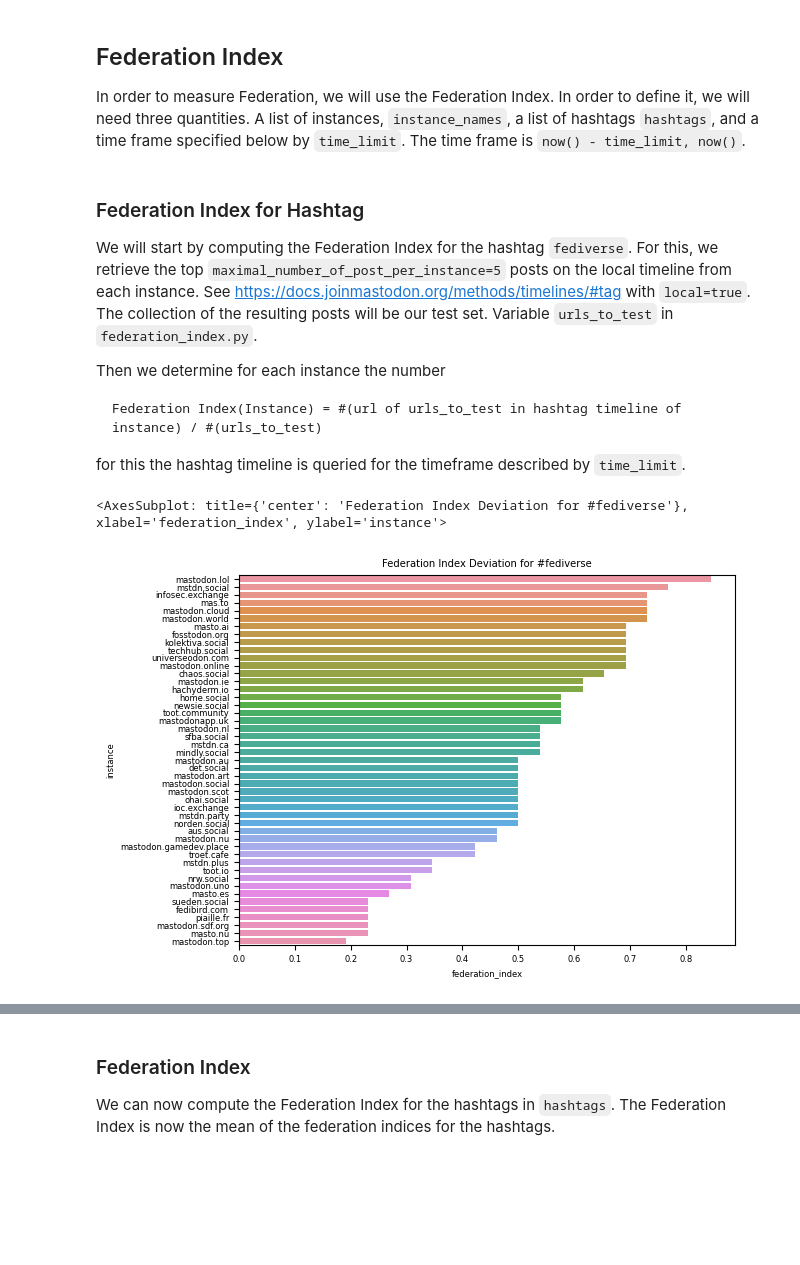
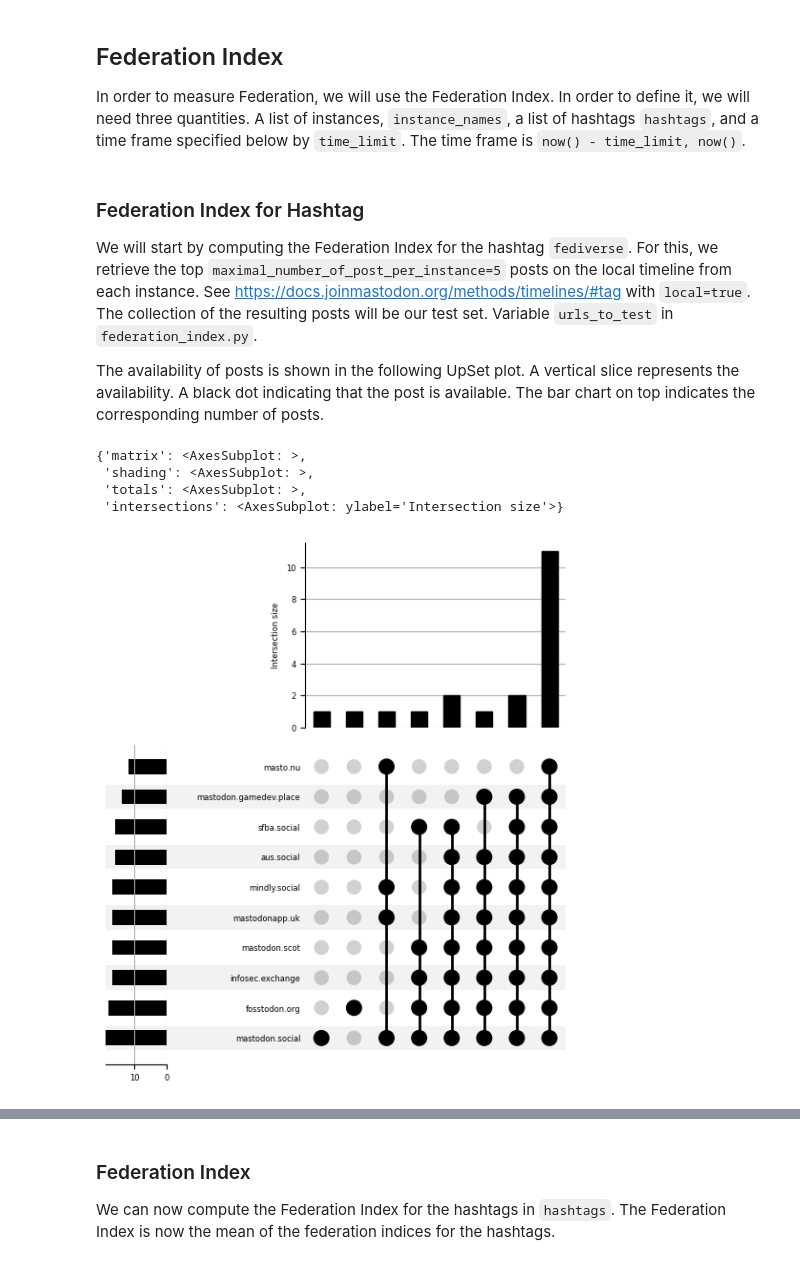
Before and after one commit to HelgeKrueger/mastodon_recommender, a Jupyter notebook: fediverse_selection.ipynb, the cells around one changed output, grey strips where cells are left out. Cells and saved outputs as stored; diff of their text form; code cells hidden in the pictures; blank space fills up the shorter version.

Commit message:
Add an UpSet blog that shows how posts are distributed

````diff
--- a/fediverse_selection.ipynb
+++ b/fediverse_selection.ipynb
@@ -31,25 +31,24 @@ In order to measure Federation, we will use the Federation Index. In order to de
 with open('mastodon-instances.json', 'r') as f:
     instances_list = json.load(f)
 instance_names = [x["name"] for x in instances_list]
-instance_names = instance_names[:50]
+# instance_names = instance_names
 
-hashtags = ["fediverse", "circleci", "birds", "dataviz", "ftx", "blackmastodon", "lgbtq", "uspolitics", "climatechange", "covid", "today", "Lützerath"]
+hashtags = ["fediverse", "circleci", "birds", "dataviz", "ftx", "blackmastodon", "lgbtq", "uspolitics", "climatechange", "covid", "today",  "hiphop", "ai", "bayern", "football", "twitter", "wordpress", "Fensterfreitag", "amazon"]
 
-time_limit = datetime.now(tz=pytz.utc) - timedelta(hours=12)
+time_limit = datetime.now(tz=pytz.utc) - timedelta(hours=24)
 # %% [markdown]
 ### Federation Index for Hashtag
 
 We will start by computing the Federation Index for the hashtag `fediverse`. For this, we retrieve the top `maximal_number_of_post_per_instance=5` posts on the local timeline from each instance. See https://docs.joinmastodon.org/methods/timelines/#tag with `local=true`. The collection of the resulting posts will be our test set. Variable `urls_to_test` in `federation_index.py`.
 
-Then we determine for each instance the number
-```
-Federation Index(Instance) = #(url of urls_to_test in hashtag timeline of instance) / #(urls_to_test)
-```
-for this the hashtag timeline is queried for the timeframe described by `time_limit`.
+The availability of posts is shown in the following UpSet plot. A vertical slice represents the availability. A black dot indicating that the post is available. The bar chart on top indicates the corresponding number of posts.
 # %%
-fi = FederationIndex(instance_names, time_limit, maximal_number_of_post_per_instance=5)
-await fi.fetch_for_hashtag("fediverse")
-fi.plot_federation_index_for_hashtag("fediverse")
+fi = FederationIndex(instance_names, time_limit, maximal_number_of_post_per_instance=10)
+await fi.fetch_for_hashtag("lgbtq")
+fi.plot_upset_for_hashtag("lgbtq")
 # %% [output]
-<AxesSubplot: title={'center': 'Federation Index Deviation for #fediverse'}, xlabel='federation_index', ylabel='instance'>
+{'matrix': <AxesSubplot: >,
+ 'shading': <AxesSubplot: >,
+ 'totals': <AxesSubplot: >,
+ 'intersections': <AxesSubplot: ylabel='Intersection size'>}
-[figure, old version]
+[figure, new version]
````
Also changed, not shown: parts of 10 cells of this notebook, 3 other files.
